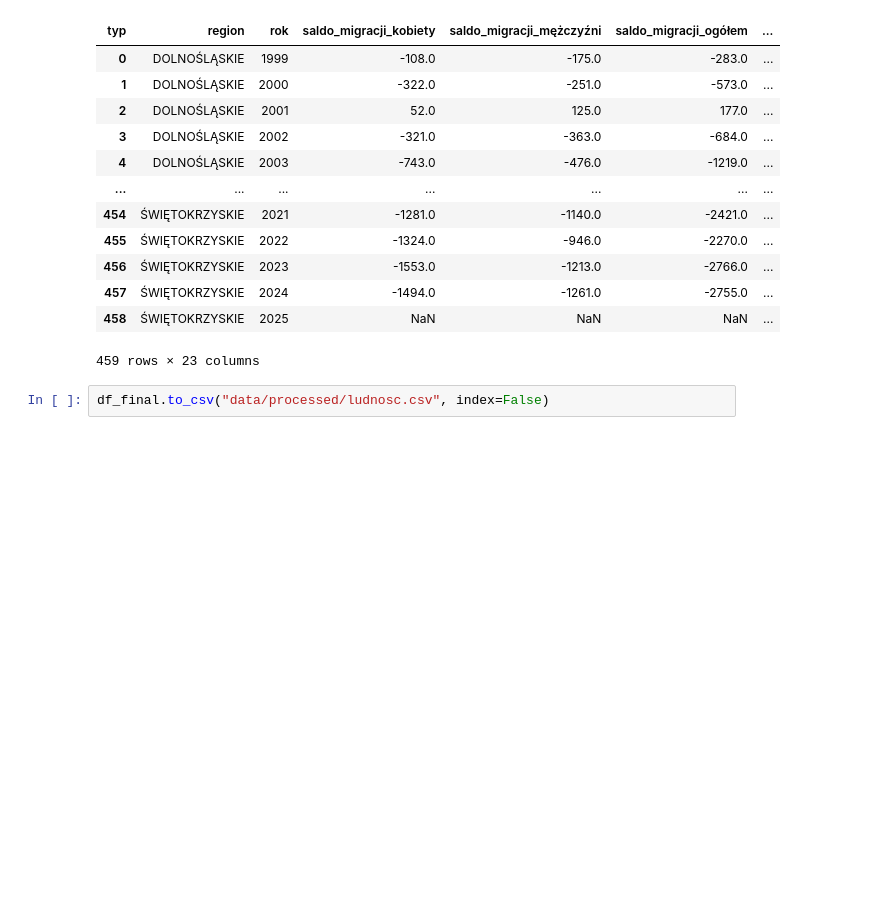
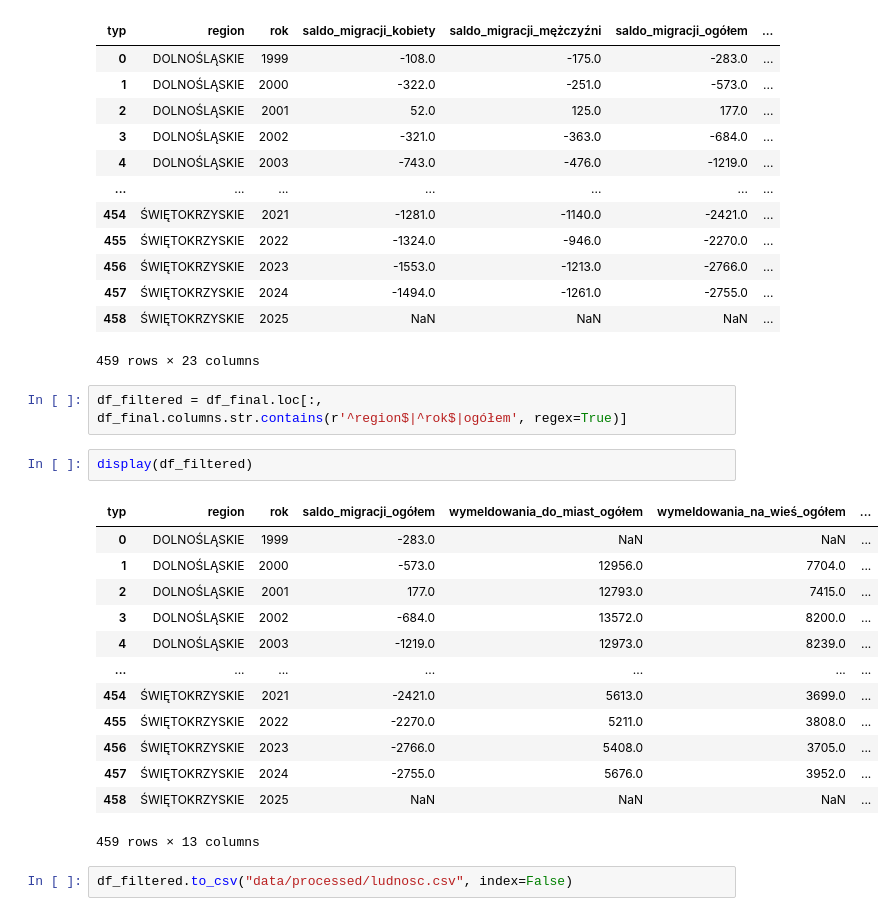
Before and after one commit to kabix09/panelek, a Jupyter notebook: 01_read_data_population.ipynb, the cells around one changed output. Drawn from its saved outputs; the diff is of its cells as text; blank space fills up the shorter version.

```diff
--- a/01_read_data_population.ipynb
+++ b/01_read_data_population.ipynb
@@ -97,6 +97,24 @@ display(df_final)
 | 457 | ŚWIĘTOKRZYSKIE | 2024 | -1494.0 | -1261.0 | -2755.0 | ... |
 | 458 | ŚWIĘTOKRZYSKIE | 2025 | NaN | NaN | NaN | ... |
 459 rows × 23 columns
+# %%
+df_filtered = df_final.loc[:, df_final.columns.str.contains(r'^region$|^rok$|ogółem', regex=True)]
+# %%
+display(df_filtered)
+# %% [output]
+| typ | region | rok | saldo_migracji_ogółem | wymeldowania_do_miast_ogółem | wymeldowania_na_wieś_ogółem | ... |
+| 0 | DOLNOŚLĄSKIE | 1999 | -283.0 | NaN | NaN | ... |
+| 1 | DOLNOŚLĄSKIE | 2000 | -573.0 | 12956.0 | 7704.0 | ... |
+| 2 | DOLNOŚLĄSKIE | 2001 | 177.0 | 12793.0 | 7415.0 | ... |
+| 3 | DOLNOŚLĄSKIE | 2002 | -684.0 | 13572.0 | 8200.0 | ... |
+| 4 | DOLNOŚLĄSKIE | 2003 | -1219.0 | 12973.0 | 8239.0 | ... |
+| ... | ... | ... | ... | ... | ... | ... |
+| 454 | ŚWIĘTOKRZYSKIE | 2021 | -2421.0 | 5613.0 | 3699.0 | ... |
+| 455 | ŚWIĘTOKRZYSKIE | 2022 | -2270.0 | 5211.0 | 3808.0 | ... |
+| 456 | ŚWIĘTOKRZYSKIE | 2023 | -2766.0 | 5408.0 | 3705.0 | ... |
+| 457 | ŚWIĘTOKRZYSKIE | 2024 | -2755.0 | 5676.0 | 3952.0 | ... |
+| 458 | ŚWIĘTOKRZYSKIE | 2025 | NaN | NaN | NaN | ... |
+459 rows × 13 columns
 # %%
-df_final.to_csv("data/processed/ludnosc.csv", index=False)
+df_filtered.to_csv("data/processed/ludnosc.csv", index=False)
 # %%
```
Also changed, not shown: parts of 2 cells of this notebook, 3 other files.
